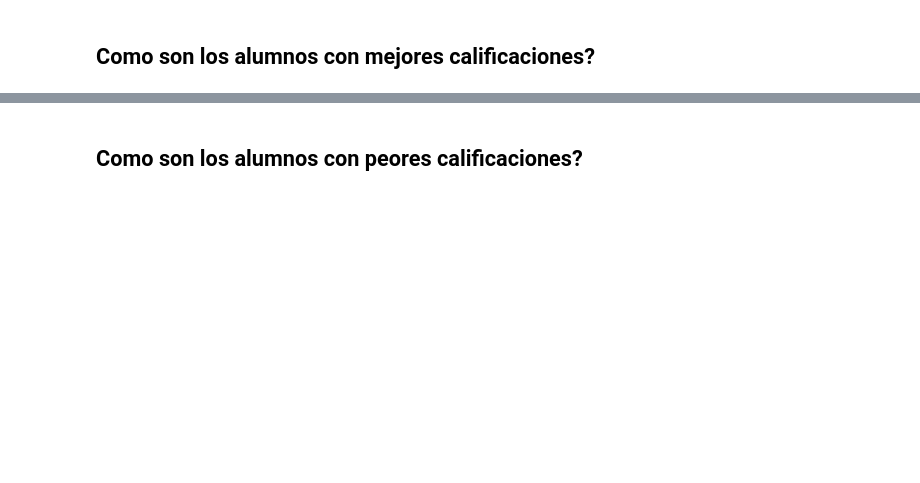
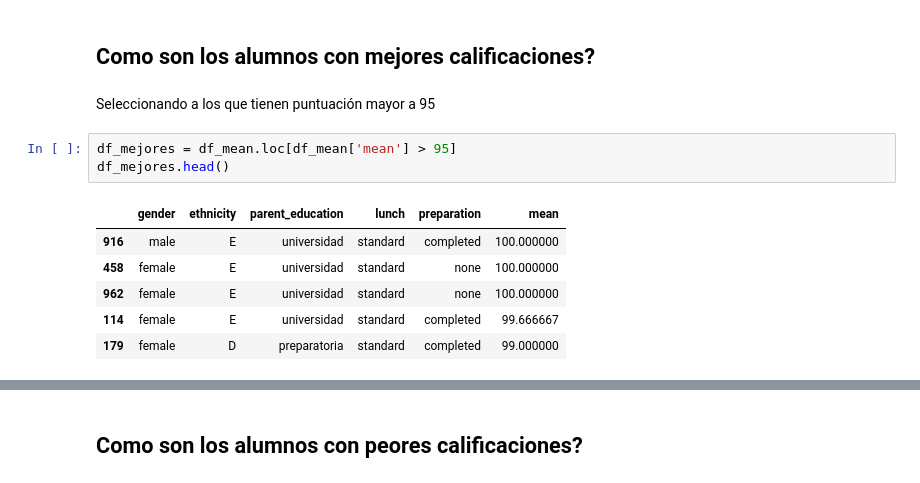
Before and after one commit to MarioChvx/ciencia_de_datos_PAMBAZO, a Jupyter notebook: proyectos/unidad1/proyecto_eda/EDA_Students_performance.ipynb, the cells around one changed output, grey strips where cells are left out. Drawn from its saved outputs; the diff is of its cells as text; blank space fills up the shorter version.

```diff
--- a/proyectos/unidad1/proyecto_eda/EDA_Students_performance.ipynb
+++ b/proyectos/unidad1/proyecto_eda/EDA_Students_performance.ipynb
@@ -366,2 +419,14 @@ Solo las **calificaciones** tienen una **correlación** fuerte entre ellas
 # %% [markdown]
 ## Como son los alumnos con mejores calificaciones?
+# %% [markdown]
+Seleccionando a los que tienen puntuación mayor a 95
+# %%
+df_mejores = df_mean.loc[df_mean['mean'] > 95]
+df_mejores.head()
+# %% [output]
+|  | gender | ethnicity | parent_education | lunch | preparation | mean |
+| 916 | male | E | universidad | standard | completed | 100.000000 |
+| 458 | female | E | universidad | standard | none | 100.000000 |
+| 962 | female | E | universidad | standard | none | 100.000000 |
+| 114 | female | E | universidad | standard | completed | 99.666667 |
+| 179 | female | D | preparatoria | standard | completed | 99.000000 |
```
Also changed, not shown: parts of 13 cells of this notebook.
